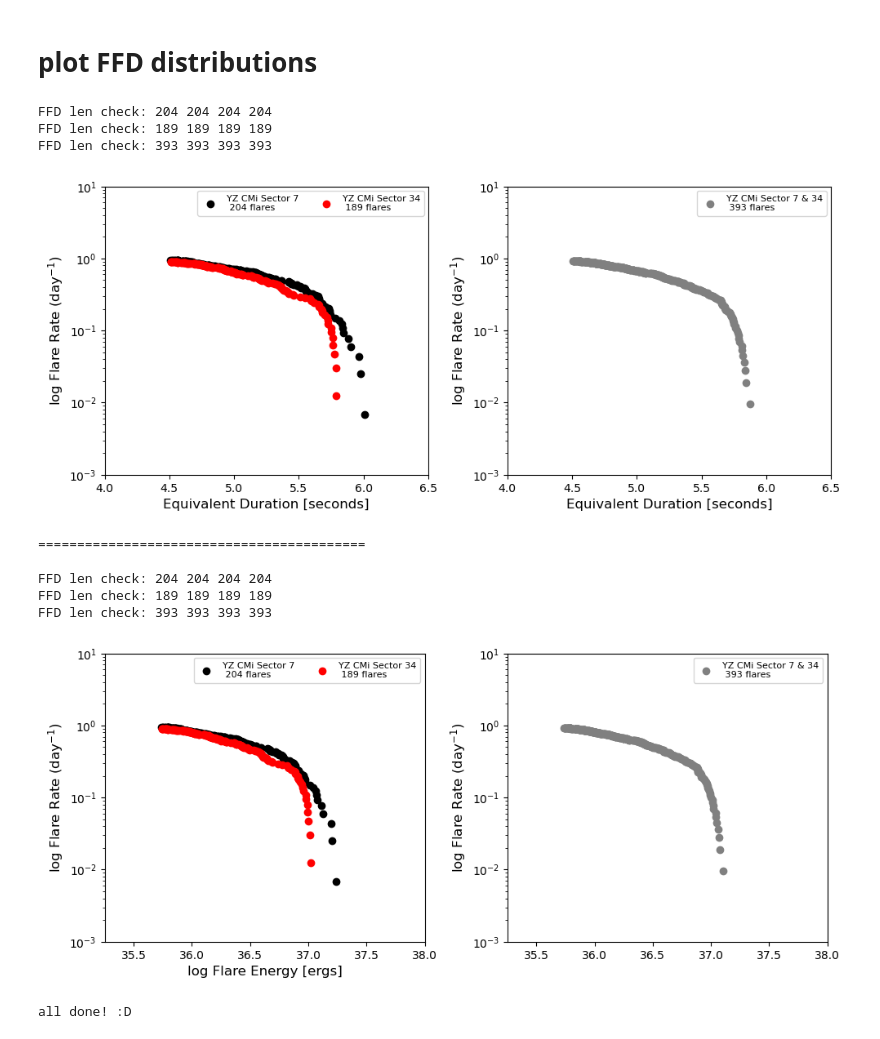
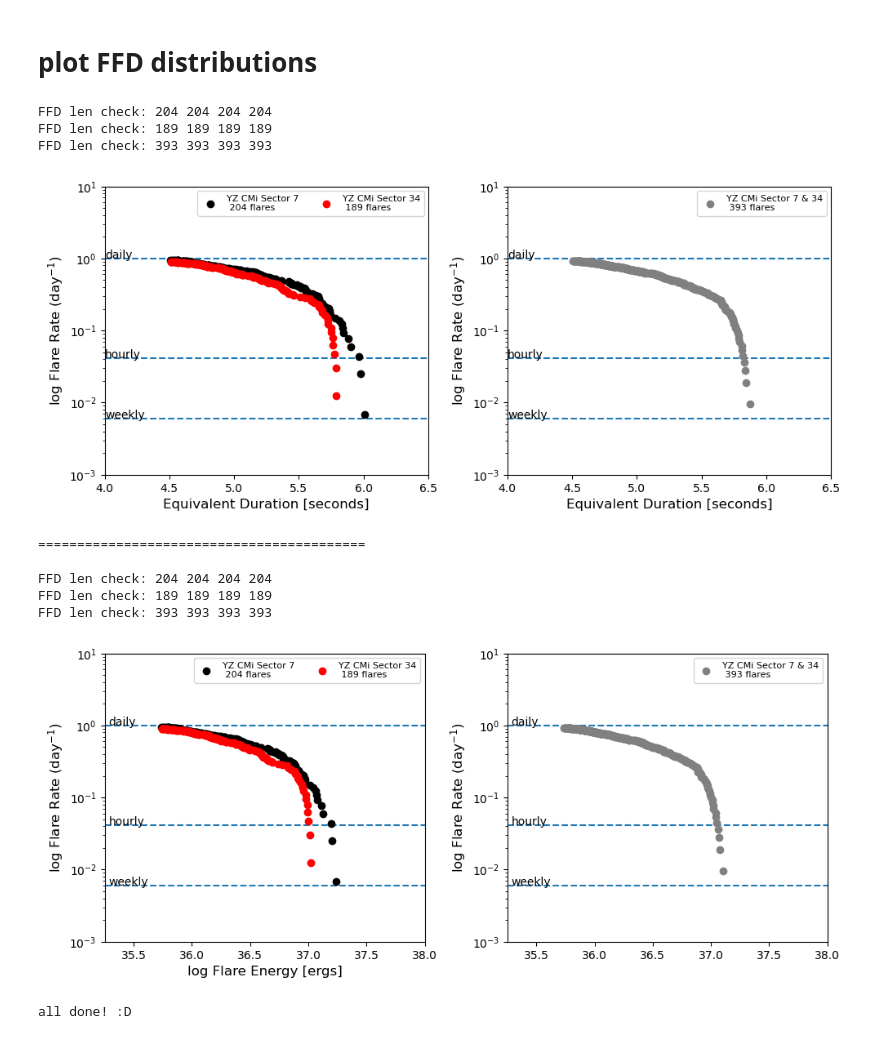
Before and after one commit to daxfeliz/altaipony_practice, a Jupyter notebook: How_to_use_AltaiPony_and_extract_FFDs.ipynb, the cells around one changed output. Cells and saved outputs as stored; diff of their text form; code cells hidden in the pictures.

```diff
--- a/How_to_use_AltaiPony_and_extract_FFDs.ipynb
+++ b/How_to_use_AltaiPony_and_extract_FFDs.ipynb
@@ -592,6 +592,13 @@ flux_err_34 = np.nanmedian(S34_detrended_lc.flux_err)
 flux_err_7_and_34 = np.nanmedian(smoothed_input_LC.flux_err)
 # %% [markdown]
 # plot FFD distributions
+# %%
+def plot_flare_rate_lines(ax1,ax2,rate,rate_str):
+
+    ax1.axhline(y=rate,linestyle='--',zorder=-10)
+    ax1.text(x=xmin+xmin*1/1000,y=rate+rate*1/100,s=rate_str,transform=ax1.transData)
+    ax2.axhline(y=rate,linestyle='--',zorder=-10)
+    ax2.text(x=xmin+xmin*1/1000,y=rate+rate*1/100,s=rate_str,transform=ax2.transData)
 # %%
 
 
@@ -646,6 +653,10 @@ xmin,xmax = 4,6.5
 ax1.set_xlim(xmin,xmax)
 ax2.set_xlim(xmin,xmax)
 
+plot_flare_rate_lines(ax1,ax2,rate=1/24,rate_str='hourly')
+plot_flare_rate_lines(ax1,ax2,rate=1,rate_str='daily')
+plot_flare_rate_lines(ax1,ax2,rate=1/(24*7),rate_str='weekly')
+# plot_flare_rate_lines(ax1,ax2,rate=1/(24*7*31),rate_str='monthly')
 
 ax1.legend(loc='upper right',fontsize=8,ncol=2)#,bbox_to_anchor=(1,1))
 ax2.legend(loc='upper right',fontsize=8,ncol=2)#,bbox_to_anchor=(1,1))
@@ -686,40 +697,45 @@ ax1.set_yscale('log')
 ax1.set_xlabel('log Flare Energy [ergs]',fontsize=12)
 ax1.set_ylabel('log Flare Rate (day$^{-1}$)',fontsize=12)
 
 ax2.set_yscale('log')
 ax1.set_xlabel('log Flare Energy [ergs]',fontsize=12)
 ax2.set_ylabel('log Flare Rate (day$^{-1}$)',fontsize=12)
 
 
 ymin,ymax= 1e-3,10
 ax1.set_ylim(ymin,ymax)
 ax2.set_ylim(ymin,ymax)
 
 ymin,ymax = np.min([ax1.get_ylim(),ax2.get_ylim()]),np.max([ax1.get_ylim(),ax2.get_ylim()])
+
 ax1.set_ylim(ymin,ymax)
 ax2.set_ylim(ymin,ymax)
 
 xmin,xmax = 35.75-0.5,38
 ax1.set_xlim(xmin,xmax)
 ax2.set_xlim(xmin,xmax)
+plot_flare_rate_lines(ax1,ax2,rate=1/24,rate_str='hourly')
+plot_flare_rate_lines(ax1,ax2,rate=1,rate_str='daily')
+plot_flare_rate_lines(ax1,ax2,rate=1/(24*7),rate_str='weekly')
+# plot_flare_rate_lines(ax1,ax2,rate=1/(24*7*31),rate_str='monthly')
 
 
 ax1.legend(loc='upper right',fontsize=8,ncol=2)#,bbox_to_anchor=(1,1))
 ax2.legend(loc='upper right',fontsize=8,ncol=2)#,bbox_to_anchor=(1,1))
 
 fig.tight_layout(pad=1)
 plt.show()
 # %% [output]
 FFD len check: 204 204 204 204
 FFD len check: 189 189 189 189
 FFD len check: 393 393 393 393
-[figure, old version]
+[figure, new version]
 ==========================================
 
 FFD len check: 204 204 204 204
 FFD len check: 189 189 189 189
 FFD len check: 393 393 393 393
-[figure, old version]
+[figure, new version]
 # %%
 print('all done! :D')
 # %% [output]
```
